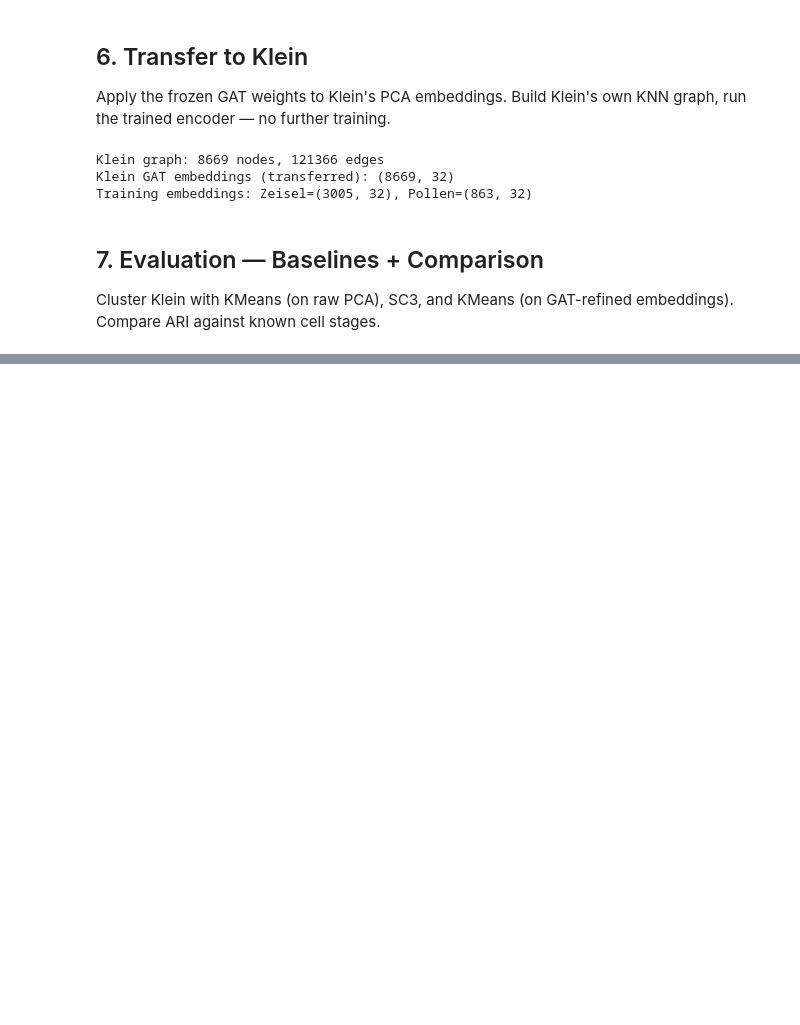
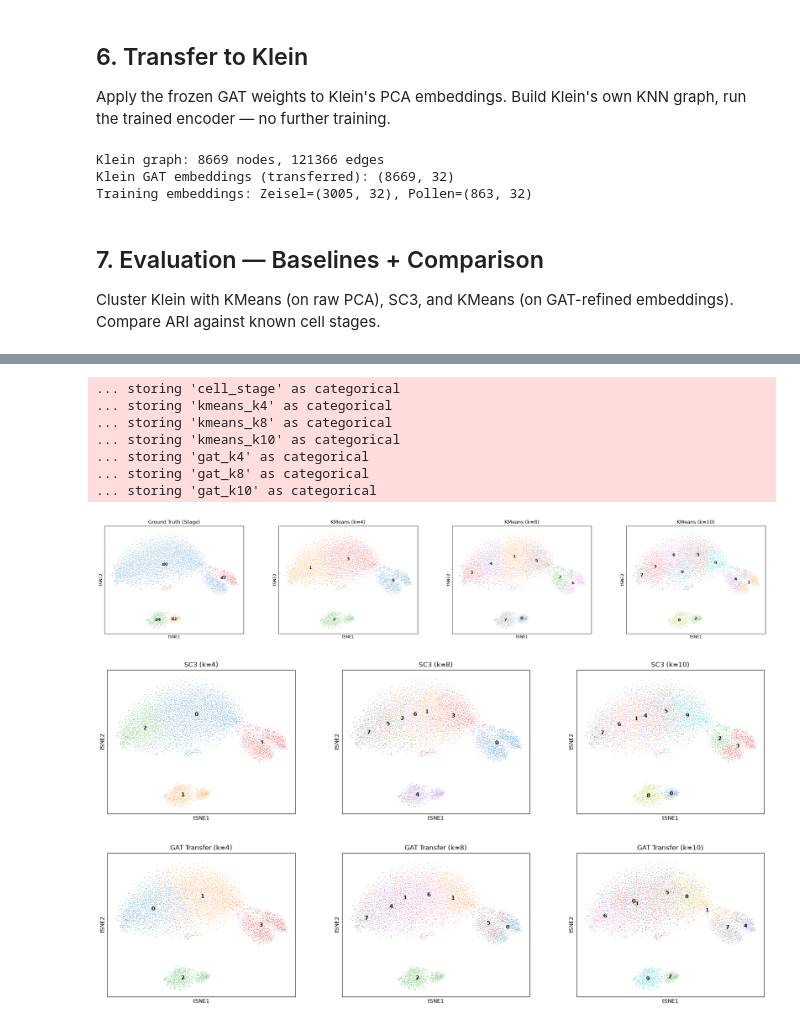
Before and after one commit to HershBud/GAT-gene-clustering, a Jupyter notebook: project-main.ipynb, the cells around one changed output, grey strips where cells are left out. Saved outputs shown, nothing was run; the diff lists cells and outputs as text; code cells hidden in the pictures; blank space fills up the shorter version.

```diff
--- a/project-main.ipynb
+++ b/project-main.ipynb
@@ -694,3 +731,46 @@ k    KMeans (PCA)     SC3              GAT (Transfer)
+# %%
+# ============================================================
+# Visualize Klein clustering (clean) — all three methods side by side
+# ============================================================
+
+# Need t-SNE coords for Klein - compute from our shared PCA
+klein_sub.obsm["X_pca"] = np.ascontiguousarray(klein_pca)
+sc.tl.tsne(klein_sub, n_pcs=50)
+
+# Row 1: Ground truth + KMeans at k=4,8,10
+sc.pl.tsne(
+    klein_sub,
+    color=["cell_stage"] + [f"kmeans_k{k}" for k in k_values],
+    ncols=4, size=2, legend_loc="on data",
+    title=["Ground Truth (Stage)"] + [f"KMeans (k={k})" for k in k_values]
+)
+
+# Row 2: SC3 at k=4,8,10
+sc.pl.tsne(
+    klein_sub,
+    color=[f"sc3s_{k}" for k in k_values],
+    ncols=3, size=2, legend_loc="on data",
+    title=[f"SC3 (k={k})" for k in k_values]
+)
+
+# Row 3: GAT transfer at k=4,8,10
+sc.pl.tsne(
+    klein_sub,
+    color=[f"gat_k{k}" for k in k_values],
+    ncols=3, size=2, legend_loc="on data",
+    title=[f"GAT Transfer (k={k})" for k in k_values]
+)
+# %% [output]
+... storing 'cell_stage' as categorical
+... storing 'kmeans_k4' as categorical
+... storing 'kmeans_k8' as categorical
+... storing 'kmeans_k10' as categorical
+... storing 'gat_k4' as categorical
+... storing 'gat_k8' as categorical
+... storing 'gat_k10' as categorical
+[figure, added]
+[figure, added]
+[figure, added]
 # %%
 # ============================================================
 # Dropout robustness test on Klein
```
Also changed, not shown: parts of 9 cells of this notebook, 1 other file.
